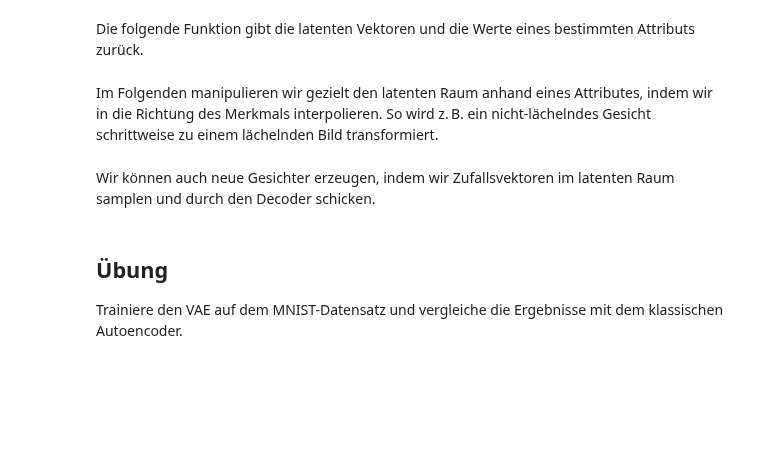
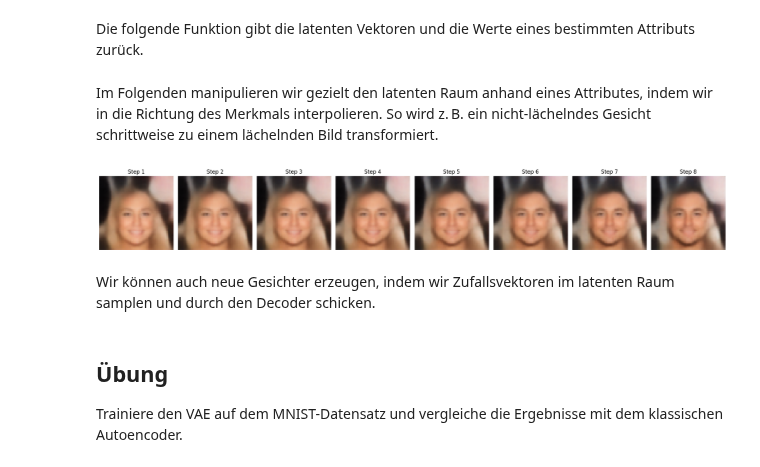
Before and after one commit to hussamalafandi/Generative_AI, a Jupyter notebook: 01/01_Autoencoders_de.ipynb, the cells around one changed output. Drawn from its saved outputs; the diff is of its cells as text; code cells hidden in the pictures; blank space fills up the shorter version.

```diff
--- a/01/01_Autoencoders_de.ipynb
+++ b/01/01_Autoencoders_de.ipynb
@@ -706,34 +746,36 @@ def visualize_attribute_interpolation(model, latents, attrs, num_steps=8, device
     # Compute the direction vector for the attribute
     attribute_mean_positive = latents[attrs == 1].mean(dim=0)
     attribute_mean_negative = latents[attrs == 0].mean(dim=0)
     direction = attribute_mean_positive - attribute_mean_negative
 
     # Pick a random sample with the negative attribute
-    negative_attribute_latent = latents[attrs == 0][10].unsqueeze(0)
+    negative_attribute_latent = latents[attrs == 0][42].unsqueeze(0)
 
     # Interpolate between the negative attribute and the positive attribute
     interpolated_latents = torch.stack([
         negative_attribute_latent + alpha * direction
         for alpha in torch.linspace(0, 1, num_steps)
     ]).to(device)
 
     # Decode the interpolated latent vectors
     with torch.no_grad():
         interpolated_faces = model.decode(interpolated_latents).cpu()
 
     # Plot the interpolation results
     fig, axes = plt.subplots(1, num_steps, figsize=(20, 5))
     for i, ax in enumerate(axes):
         ax.imshow((interpolated_faces[i].squeeze().permute(1, 2, 0).numpy() + 1) / 2)
         ax.set_title(f"Step {i + 1}")
         ax.axis("off")
     plt.tight_layout()
     plt.show()
 
 attribute_idx = 31
 
 latents, attrs = get_latents_and_attrs(model, celeba_val_loader, attribute_idx)
 visualize_attribute_interpolation(model, latents, attrs, num_steps=8, device=device)
+# %% [output]
+[figure, added]
 # %% [markdown]
 Wir können auch neue Gesichter erzeugen, indem wir Zufallsvektoren im latenten Raum samplen und durch den Decoder schicken.
 # %%
```
Also changed, not shown: parts of 10 cells of this notebook.
